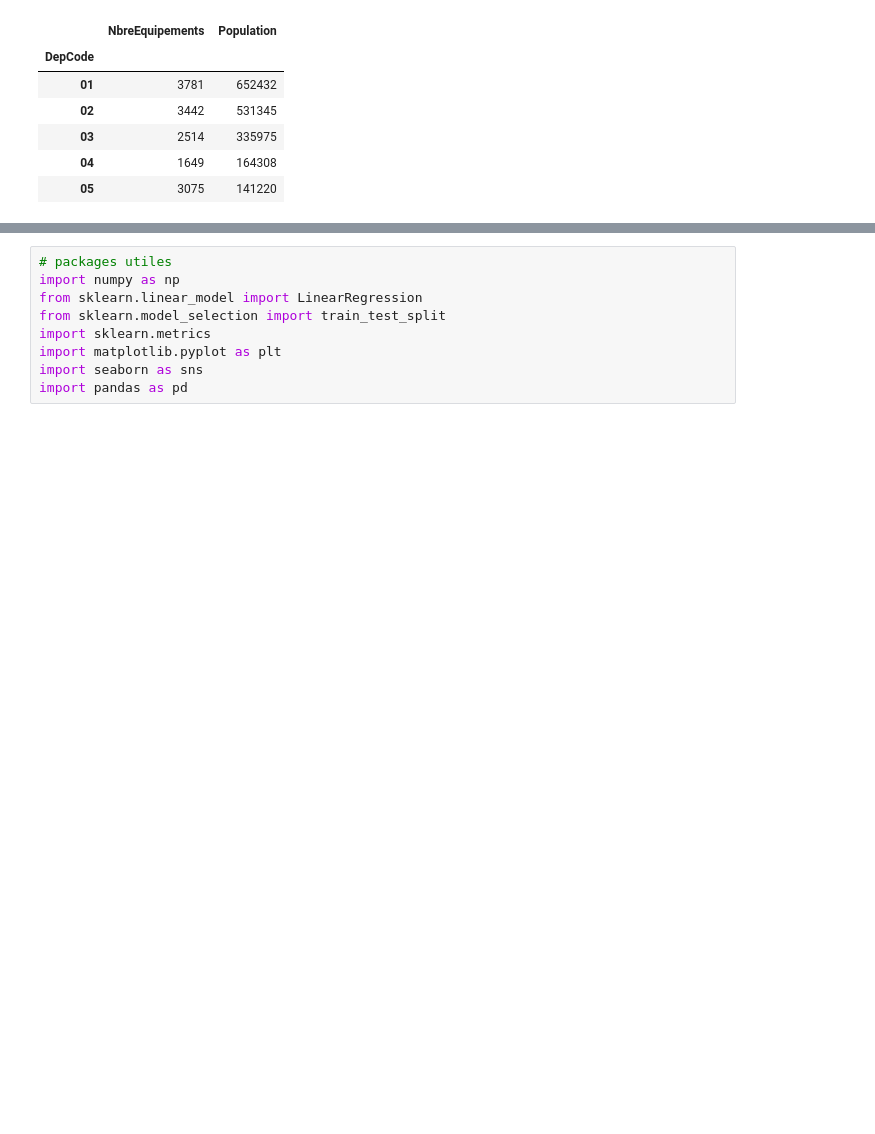
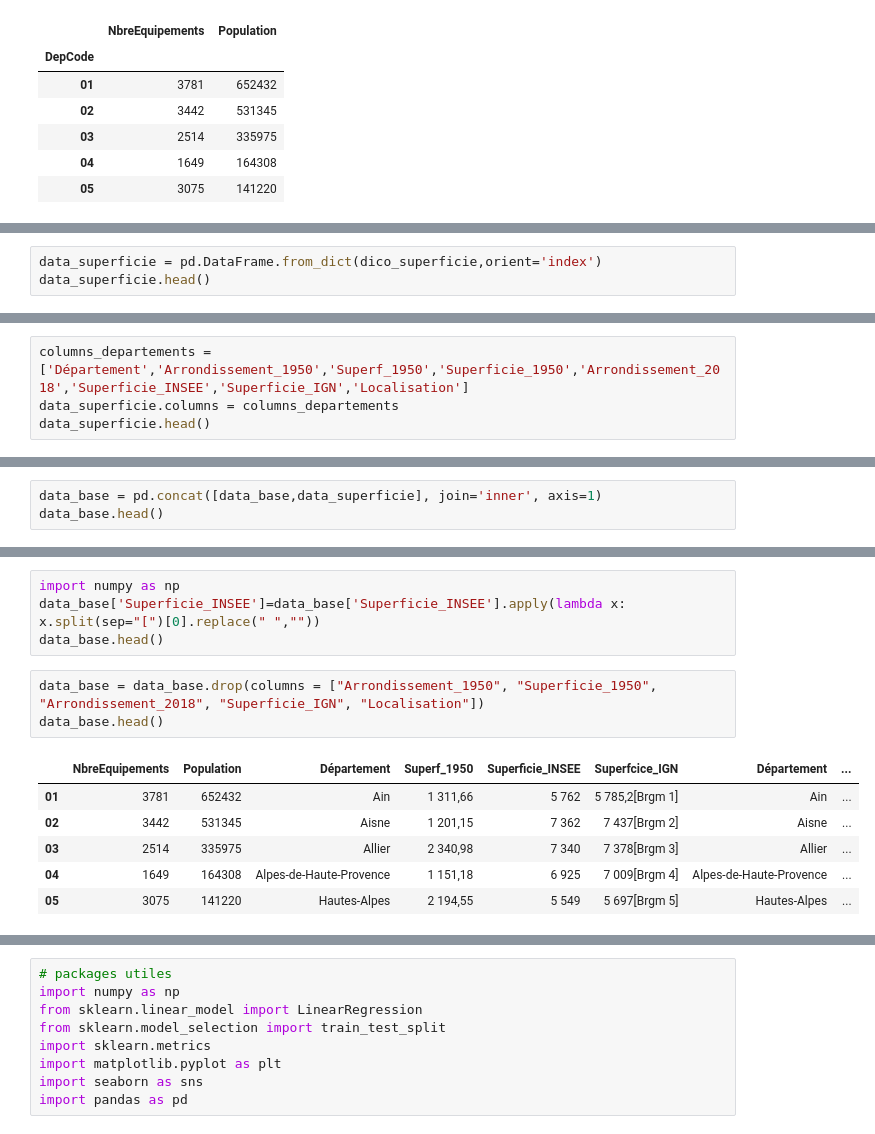
Before and after one commit to JulesChpn/ProjetPython, a Jupyter notebook: README.ipynb, the cells around one changed output, grey strips where cells are left out. Cells and saved outputs as stored; diff of their text form; blank space fills up the shorter version.

```diff
--- a/README.ipynb
+++ b/README.ipynb
@@ -160,0 +228,3 @@ data_base.head()
+# %%
+data_superficie = pd.DataFrame.from_dict(dico_superficie,orient='index')
+data_superficie.head()
@@ -160,0 +238,4 @@ data_base.head()
+# %%
+columns_departements = ['Département','Arrondissement_1950','Superf_1950','Superficie_1950','Arrondissement_2018','Superficie_INSEE','Superficie_IGN','Localisation']
+data_superficie.columns = columns_departements
+data_superficie.head()
@@ -160,0 +249,3 @@ data_base.head()
+# %%
+data_base = pd.concat([data_base,data_superficie], join='inner', axis=1)
+data_base.head()
@@ -161,3 +259,17 @@ data_base.head()
+# %%
+import numpy as np
+data_base['Superficie_INSEE']=data_base['Superficie_INSEE'].apply(lambda x: x.split(sep="[")[0].replace(" ",""))
+data_base.head()
+# %%
+data_base = data_base.drop(columns = ["Arrondissement_1950", "Superficie_1950", "Arrondissement_2018", "Superficie_IGN", "Localisation"])
+data_base.head()
+# %% [output]
+|  | NbreEquipements | Population | Département | Superf_1950 | Superficie_INSEE | Superfcice_IGN | Département | ... |
+| 01 | 3781 | 652432 | Ain | 1 311,66 | 5 762 | 5 785,2[Brgm 1] | Ain | ... |
+| 02 | 3442 | 531345 | Aisne | 1 201,15 | 7 362 | 7 437[Brgm 2] | Aisne | ... |
+| 03 | 2514 | 335975 | Allier | 2 340,98 | 7 340 | 7 378[Brgm 3] | Allier | ... |
+| 04 | 1649 | 164308 | Alpes-de-Haute-Provence | 1 151,18 | 6 925 | 7 009[Brgm 4] | Alpes-de-Haute-Provence | ... |
+| 05 | 3075 | 141220 | Hautes-Alpes | 2 194,55 | 5 549 | 5 697[Brgm 5] | Hautes-Alpes | ... |
 # %%
 data_base["NbreHabitants/Equipement"] = data_base["Population"]/data_base["NbreEquipements"]
 data_base.describe()
```
Also changed, not shown: parts of 40 cells of this notebook.
